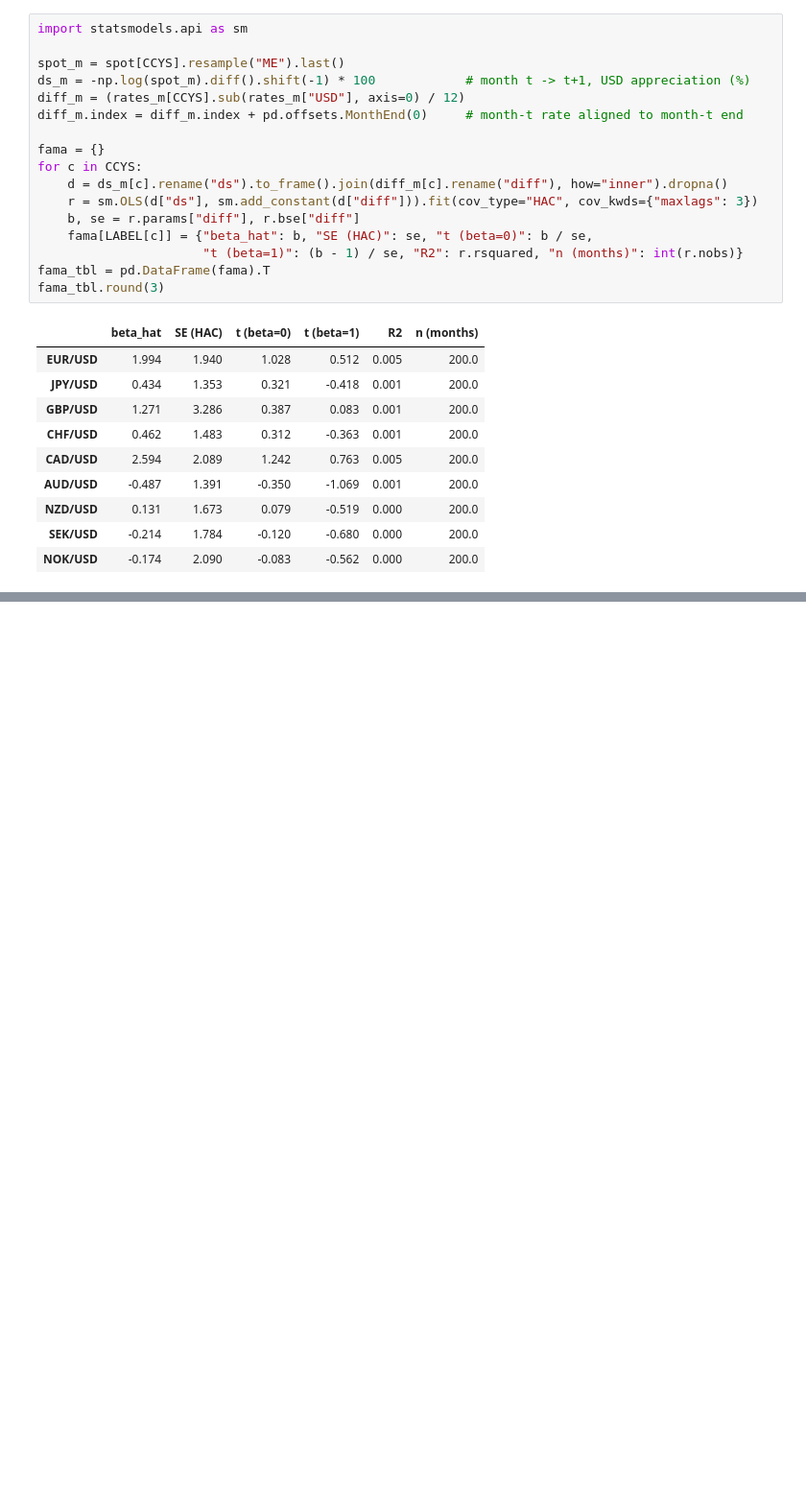
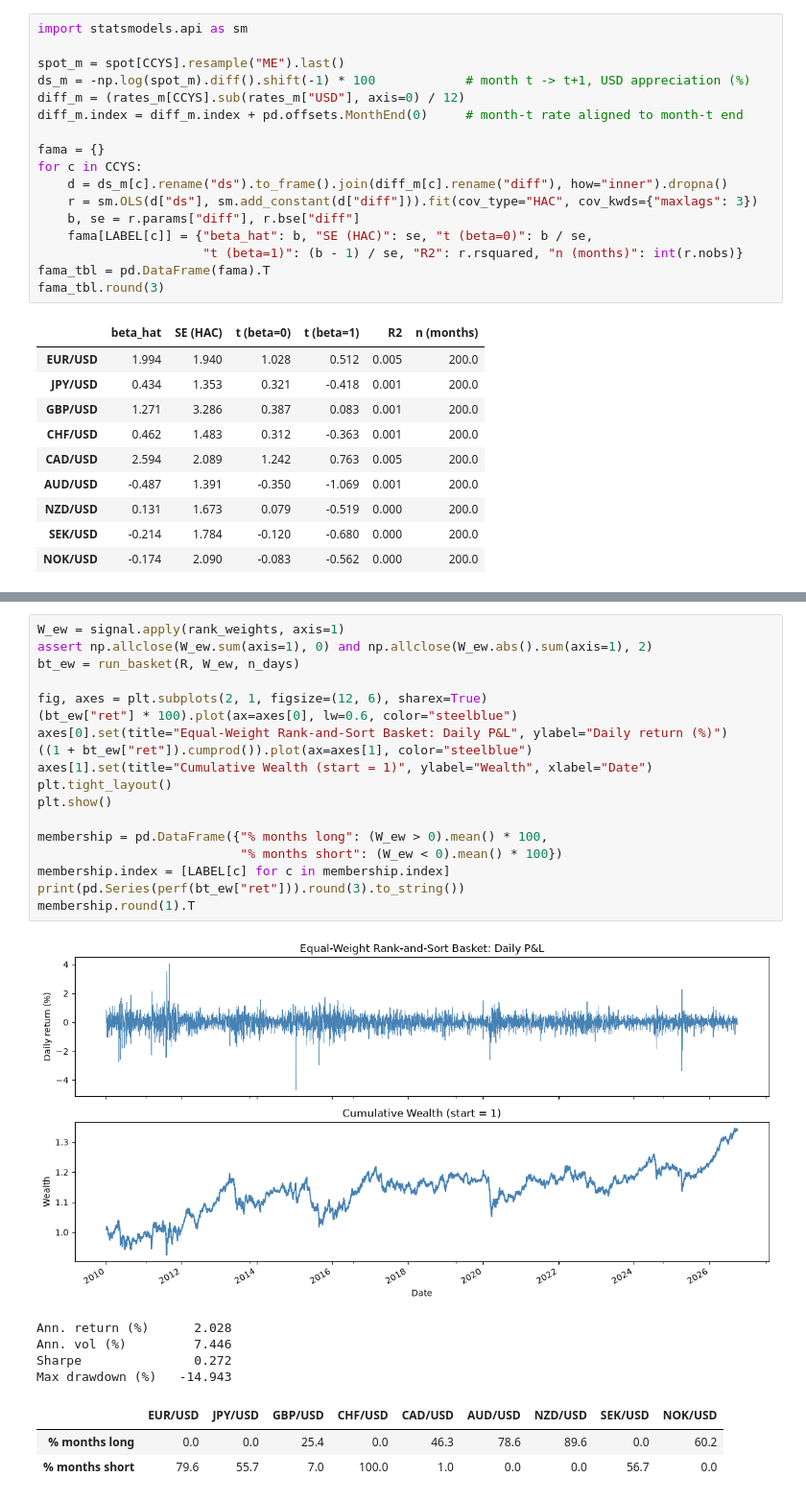
Before and after one commit to tbrown122387/stat-4170-public, a Jupyter notebook: case-studies/cs2/cs2_carry_basket.ipynb, the cells around one changed output, grey strips where cells are left out. Shown at 96% size. Saved outputs shown, nothing was run; the diff lists cells and outputs as text; blank space fills up the shorter version.

```diff
--- a/case-studies/cs2/cs2_carry_basket.ipynb
+++ b/case-studies/cs2/cs2_carry_basket.ipynb
@@ -587,0 +636,27 @@ fama_tbl.round(3)
+# %%
+W_ew = signal.apply(rank_weights, axis=1)
+assert np.allclose(W_ew.sum(axis=1), 0) and np.allclose(W_ew.abs().sum(axis=1), 2)
+bt_ew = run_basket(R, W_ew, n_days)
+
+fig, axes = plt.subplots(2, 1, figsize=(12, 6), sharex=True)
+(bt_ew["ret"] * 100).plot(ax=axes[0], lw=0.6, color="steelblue")
+axes[0].set(title="Equal-Weight Rank-and-Sort Basket: Daily P&L", ylabel="Daily return (%)")
+((1 + bt_ew["ret"]).cumprod()).plot(ax=axes[1], color="steelblue")
+axes[1].set(title="Cumulative Wealth (start = 1)", ylabel="Wealth", xlabel="Date")
+plt.tight_layout()
+plt.show()
+
+membership = pd.DataFrame({"% months long": (W_ew > 0).mean() * 100,
+                           "% months short": (W_ew < 0).mean() * 100})
+membership.index = [LABEL[c] for c in membership.index]
+print(pd.Series(perf(bt_ew["ret"])).round(3).to_string())
+membership.round(1).T
+# %% [output]
+[figure, added]
+Ann. return (%)      2.028
+Ann. vol (%)         7.446
+Sharpe               0.272
+Max drawdown (%)   -14.943
+|  | EUR/USD | JPY/USD | GBP/USD | CHF/USD | CAD/USD | AUD/USD | NZD/USD | SEK/USD | NOK/USD |
+| % months long | 0.0 | 0.0 | 25.4 | 0.0 | 46.3 | 78.6 | 89.6 | 0.0 | 60.2 |
+| % months short | 79.6 | 55.7 | 7.0 | 100.0 | 1.0 | 0.0 | 0.0 | 56.7 | 0.0 |
```
Also changed, not shown: parts of 48 cells of this notebook.
